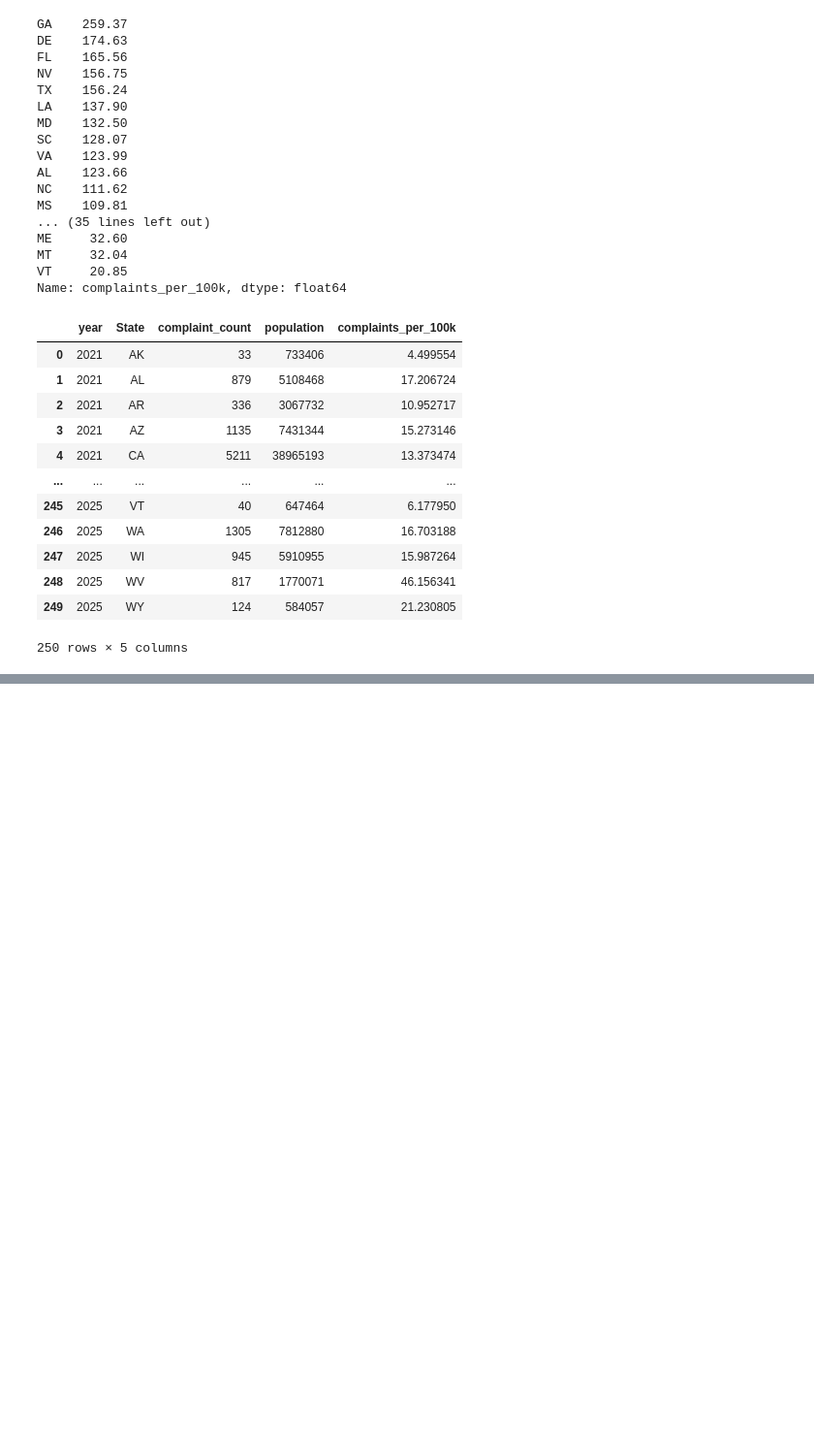
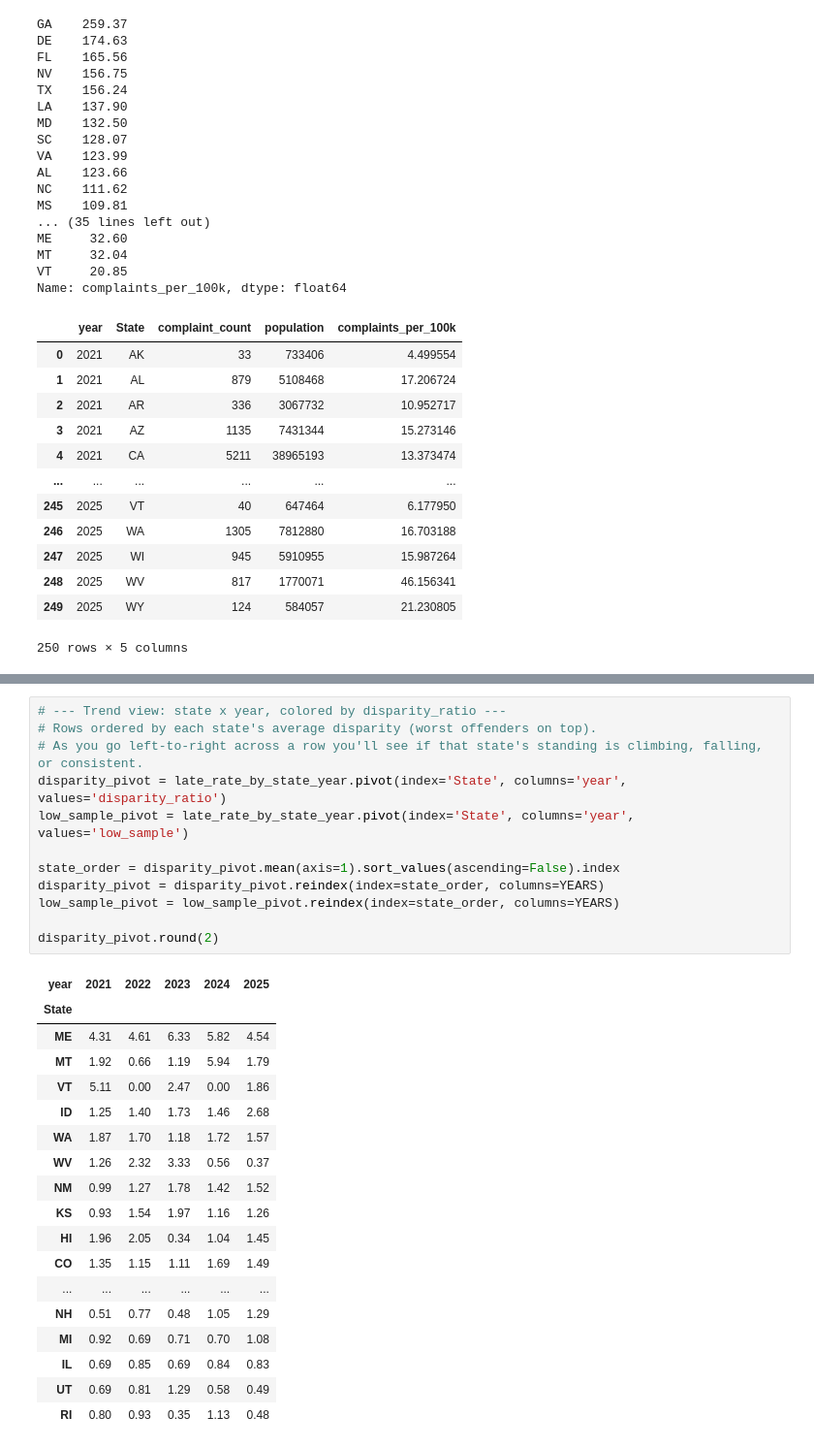
Before and after one commit to DevAmin0610/CDC-Hackathon, a Jupyter notebook: My Notebook/roshan_test.ipynb, the cells around one changed output, grey strips where cells are left out. Shown at 97% size. Drawn from its saved outputs; the diff is of its cells as text; blank space fills up the shorter version.

```diff
--- a/My Notebook/roshan_test.ipynb
+++ b/My Notebook/roshan_test.ipynb
@@ -360,0 +380,31 @@ late_rate_by_state_year.sort_values(['year', 'disparity_ratio'], ascending=[True
+# %%
+# --- Trend view: state x year, colored by disparity_ratio ---
+# Rows ordered by each state's average disparity (worst offenders on top).
+# As you go left-to-right across a row you'll see if that state's standing is climbing, falling, or consistent.
+disparity_pivot = late_rate_by_state_year.pivot(index='State', columns='year', values='disparity_ratio')
+low_sample_pivot = late_rate_by_state_year.pivot(index='State', columns='year', values='low_sample')
+
+state_order = disparity_pivot.mean(axis=1).sort_values(ascending=False).index
+disparity_pivot = disparity_pivot.reindex(index=state_order, columns=YEARS)
+low_sample_pivot = low_sample_pivot.reindex(index=state_order, columns=YEARS)
+
+disparity_pivot.round(2)
+# %% [output]
+| year | 2021 | 2022 | 2023 | 2024 | 2025 |
+| State |  |  |  |  |  |
+| ME | 4.31 | 4.61 | 6.33 | 5.82 | 4.54 |
+| MT | 1.92 | 0.66 | 1.19 | 5.94 | 1.79 |
+| VT | 5.11 | 0.00 | 2.47 | 0.00 | 1.86 |
+| ID | 1.25 | 1.40 | 1.73 | 1.46 | 2.68 |
+| WA | 1.87 | 1.70 | 1.18 | 1.72 | 1.57 |
+| WV | 1.26 | 2.32 | 3.33 | 0.56 | 0.37 |
+| NM | 0.99 | 1.27 | 1.78 | 1.42 | 1.52 |
+| KS | 0.93 | 1.54 | 1.97 | 1.16 | 1.26 |
+| HI | 1.96 | 2.05 | 0.34 | 1.04 | 1.45 |
+| CO | 1.35 | 1.15 | 1.11 | 1.69 | 1.49 |
+| ... | ... | ... | ... | ... | ... |
+| NH | 0.51 | 0.77 | 0.48 | 1.05 | 1.29 |
+| MI | 0.92 | 0.69 | 0.71 | 0.70 | 1.08 |
+| IL | 0.69 | 0.85 | 0.69 | 0.84 | 0.83 |
+| UT | 0.69 | 0.81 | 1.29 | 0.58 | 0.49 |
+| RI | 0.80 | 0.93 | 0.35 | 1.13 | 0.48 |
```
Also changed, not shown: parts of 4 cells of this notebook, 1 other file.
